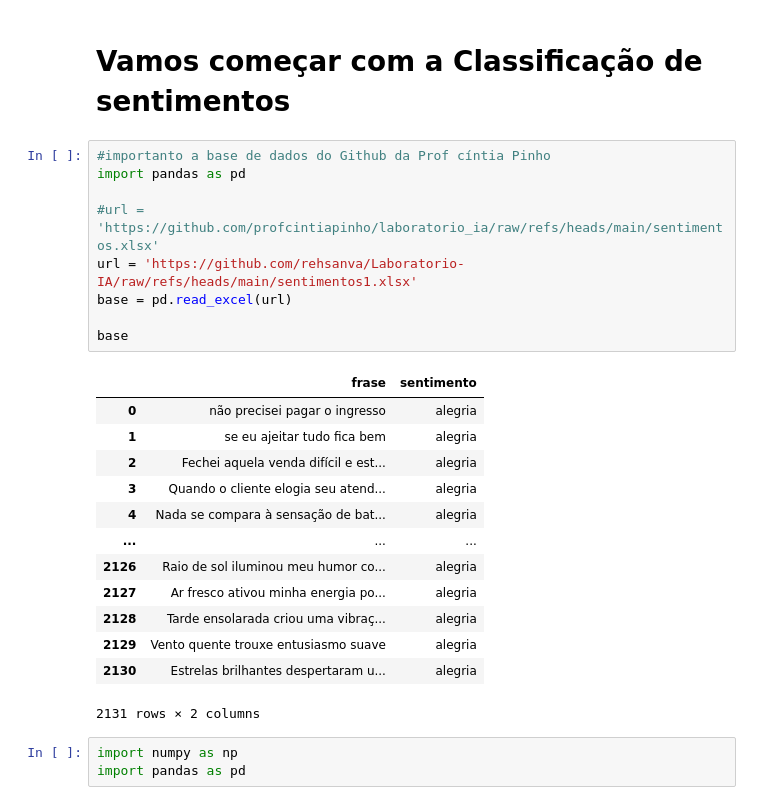
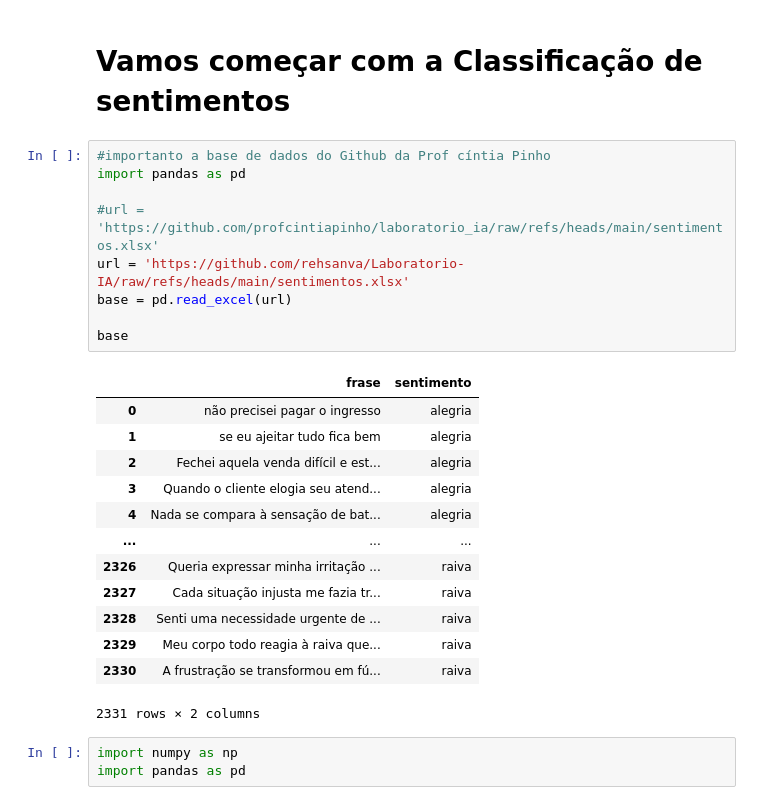
Before and after one commit to rehsanva/Laboratorio-IA, a Jupyter notebook: Classificação_de_sentimentos.ipynb, the cells around one changed output. Drawn from its saved outputs; the diff is of its cells as text.

```diff
--- a/Classificação_de_sentimentos.ipynb
+++ b/Classificação_de_sentimentos.ipynb
@@ -103,26 +103,26 @@ SciKit-Learn ==> https://scikit-learn.org/stable/
 # %%
 #importanto a base de dados do Github da Prof cíntia Pinho
 import pandas as pd
 
 #url = 'https://github.com/profcintiapinho/laboratorio_ia/raw/refs/heads/main/sentimentos.xlsx'
-url = 'https://github.com/rehsanva/Laboratorio-IA/raw/refs/heads/main/sentimentos1.xlsx'
+url = 'https://github.com/rehsanva/Laboratorio-IA/raw/refs/heads/main/sentimentos.xlsx'
 base = pd.read_excel(url)
 
 base
 # %% [output]
 |  | frase | sentimento |
 | 0 | não precisei pagar o ingresso | alegria |
 | 1 | se eu ajeitar tudo fica bem | alegria |
 | 2 | Fechei aquela venda difícil e est... | alegria |
 | 3 | Quando o cliente elogia seu atend... | alegria |
 | 4 | Nada se compara à sensação de bat... | alegria |
 | ... | ... | ... |
-| 2126 | Raio de sol iluminou meu humor co... | alegria |
-| 2127 | Ar fresco ativou minha energia po... | alegria |
-| 2128 | Tarde ensolarada criou uma vibraç... | alegria |
-| 2129 | Vento quente trouxe entusiasmo suave | alegria |
-| 2130 | Estrelas brilhantes despertaram u... | alegria |
+| 2326 | Queria expressar minha irritação ... | raiva |
+| 2327 | Cada situação injusta me fazia tr... | raiva |
+| 2328 | Senti uma necessidade urgente de ... | raiva |
+| 2329 | Meu corpo todo reagia à raiva que... | raiva |
+| 2330 | A frustração se transformou em fú... | raiva |
-2131 rows × 2 columns
+2331 rows × 2 columns
 # %%
 import numpy as np
 import pandas as pd
```
Also changed, not shown: parts of 25 cells of this notebook.
